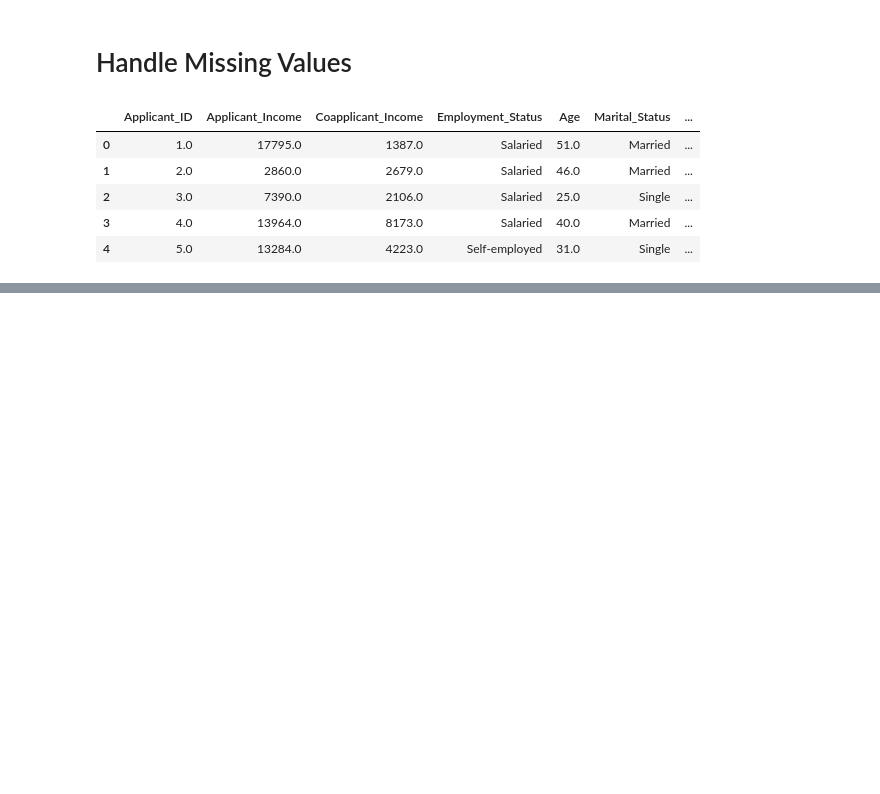
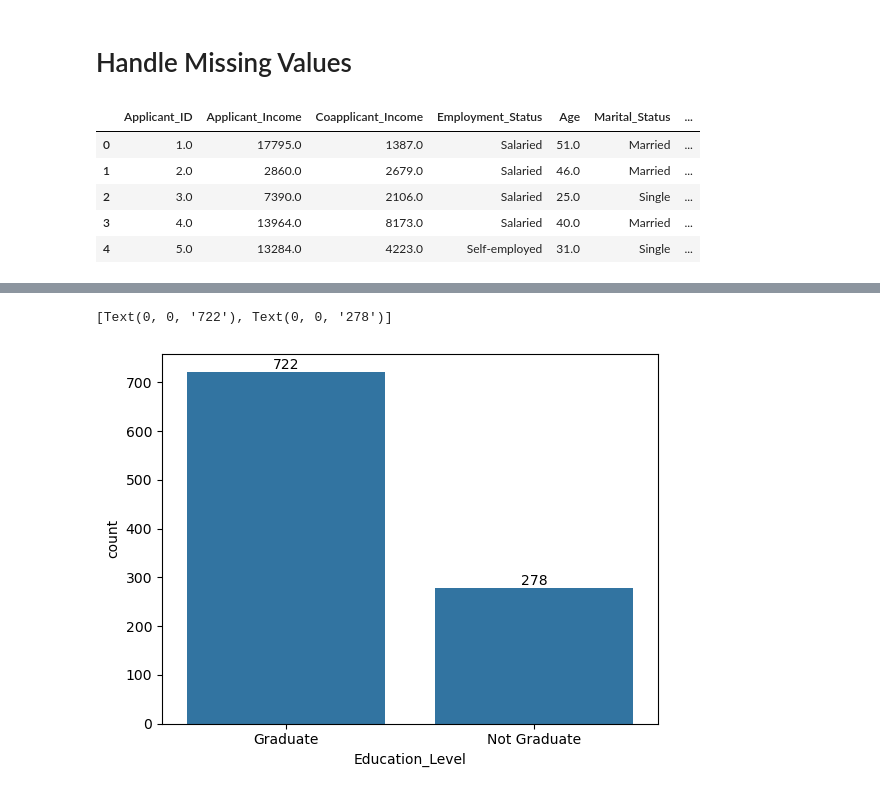
Before and after one commit to BhushanSah/CreditWise-Loan-System, a Jupyter notebook: CreditWise.ipynb, the cells around one changed output, grey strips where cells are left out. Saved outputs shown, nothing was run; the diff lists cells and outputs as text; code cells hidden in the pictures; blank space fills up the shorter version.

```diff
--- a/CreditWise.ipynb
+++ b/CreditWise.ipynb
@@ -62,0 +83,13 @@ df.head()
+# %%
+# Analyze Categories
+
+# gender_cnt=df["Gender"].value_counts()
+# ax=sns.barplot(gender_cnt)
+# ax.bar_label(ax.containers[0])
+
+edu_cnt=df["Education_Level"].value_counts()
+ax=sns.barplot(edu_cnt)
+ax.bar_label(ax.containers[0])
+# %% [output]
+[Text(0, 0, '722'), Text(0, 0, '278')]
+[figure, added]
```
Also changed, not shown: parts of 11 cells of this notebook.
